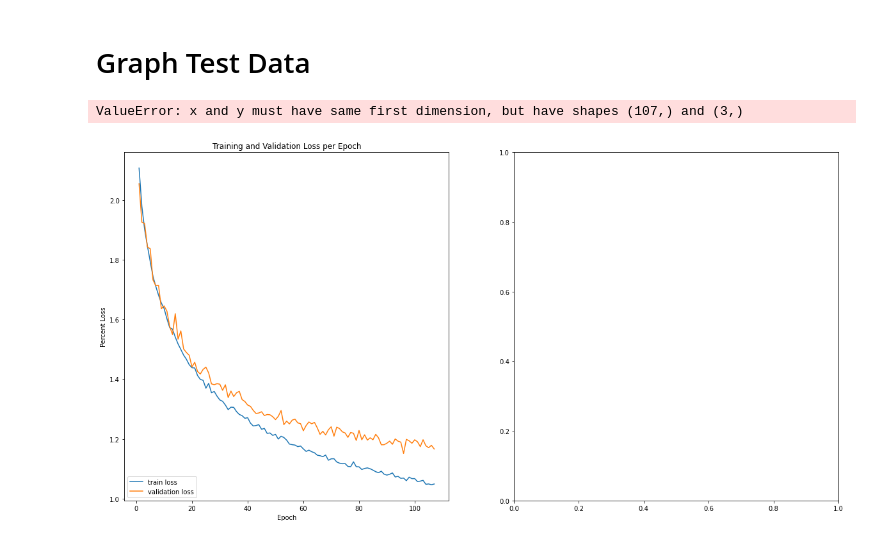
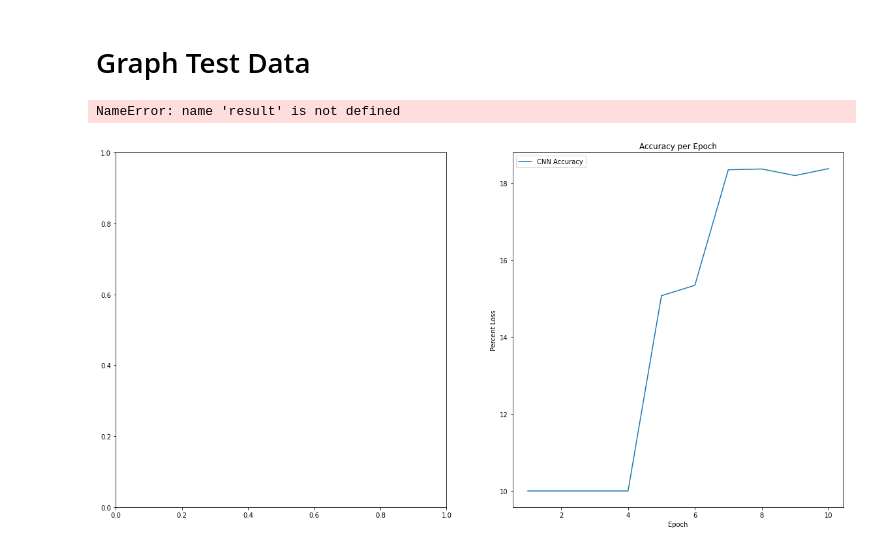
Before and after one commit to ryanemcdaniel/ece5450-project, a Jupyter notebook: part2/task_cifar10_analysis.ipynb, the cells around one changed output. Cells and saved outputs as stored; diff of their text form; code cells hidden in the pictures.

```diff
--- a/part2/task_cifar10_analysis.ipynb
+++ b/part2/task_cifar10_analysis.ipynb
@@ -152,30 +168,31 @@ FileNotFoundError: [Errno 2] No such file or directory: 'C:/Users/Ryan/Desktop/m
 # %%
 import matplotlib.pyplot as plt
 import numpy as np
 
-result = np.load(os.path.join(PATH, loadResult), allow_pickle=True)
-training = [x['train'].item() for x in result]
-validation = [x['valid'].item() for x in result]
+
 
 accuracy = np.load(os.path.join(PATH, loadTest), allow_pickle=True)
 
-epochs = range(1, len(result) + 1)
+epochs = range(1, len(accuracy) + 1)
 fig, ax = plt.subplots(1, 2)
 fig.set_size_inches(20, 10)
-
-ax[0].plot(epochs, training, label='train loss')
-ax[0].plot(epochs, validation, label='validation loss')
-
-ax[0].set_xlabel("Epoch")
-ax[0].set_ylabel("Percent Loss")
-ax[0].legend(loc="lower left")
-ax[0].set_title("Training and Validation Loss per Epoch")
 
 ax[1].plot(epochs, accuracy, label='CNN Accuracy')
 ax[1].legend(loc="upper left")
 ax[1].set_title("Accuracy per Epoch")
 ax[1].set_xlabel("Epoch")
 ax[1].set_ylabel("Percent Loss")
+
+# result = np.load(os.path.join(PATH, loadResult), allow_pickle=True)
+training = [x['train'].item() for x in result]
+validation = [x['valid'].item() for x in result]
+
+ax[0].plot(epochs, training, label='train loss')
+ax[0].plot(epochs, validation, label='validation loss')
+ax[0].set_xlabel("Epoch")
+ax[0].set_ylabel("Percent Loss")
+ax[0].legend(loc="lower left")
+ax[0].set_title("Training and Validation Loss per Epoch")
 # %% [output]
-ValueError: x and y must have same first dimension, but have shapes (107,) and (3,)
+NameError: name 'result' is not defined
-[figure, old version]
+[figure, new version]
```
Also changed, not shown: parts of 4 cells of this notebook, 1 other file.
